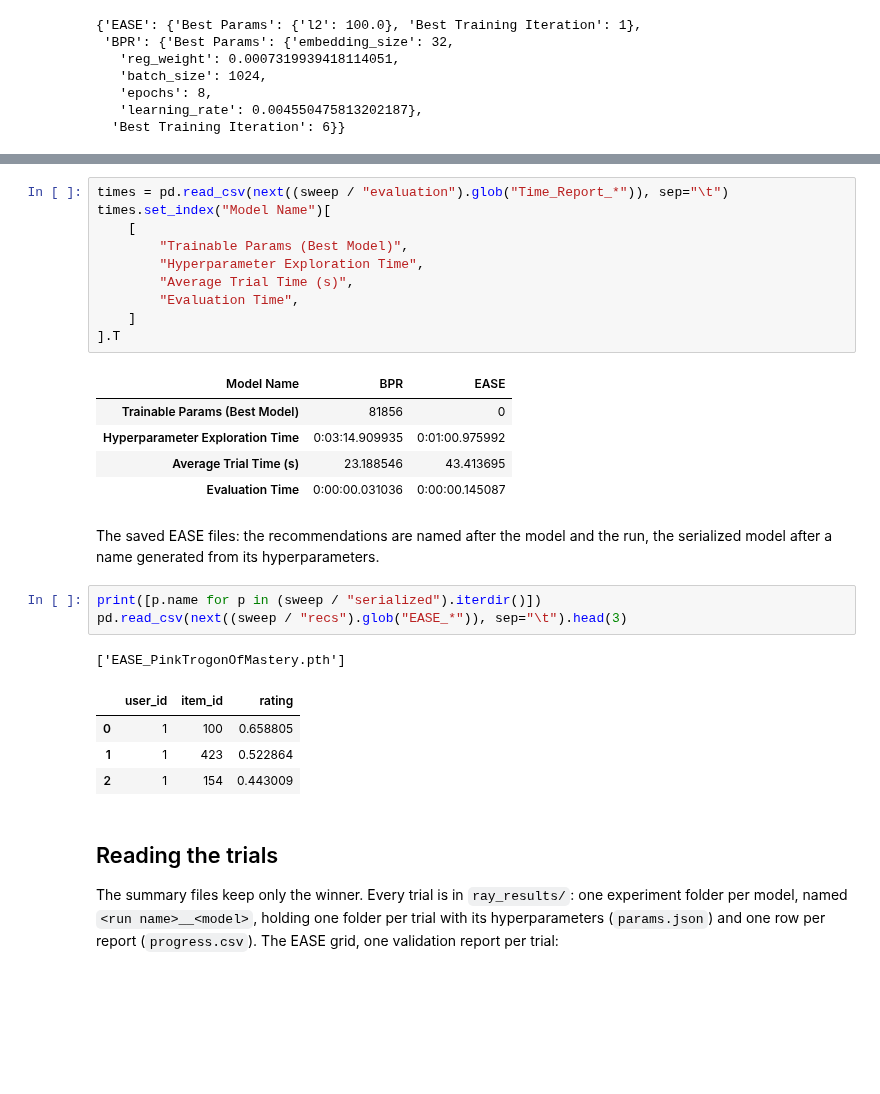
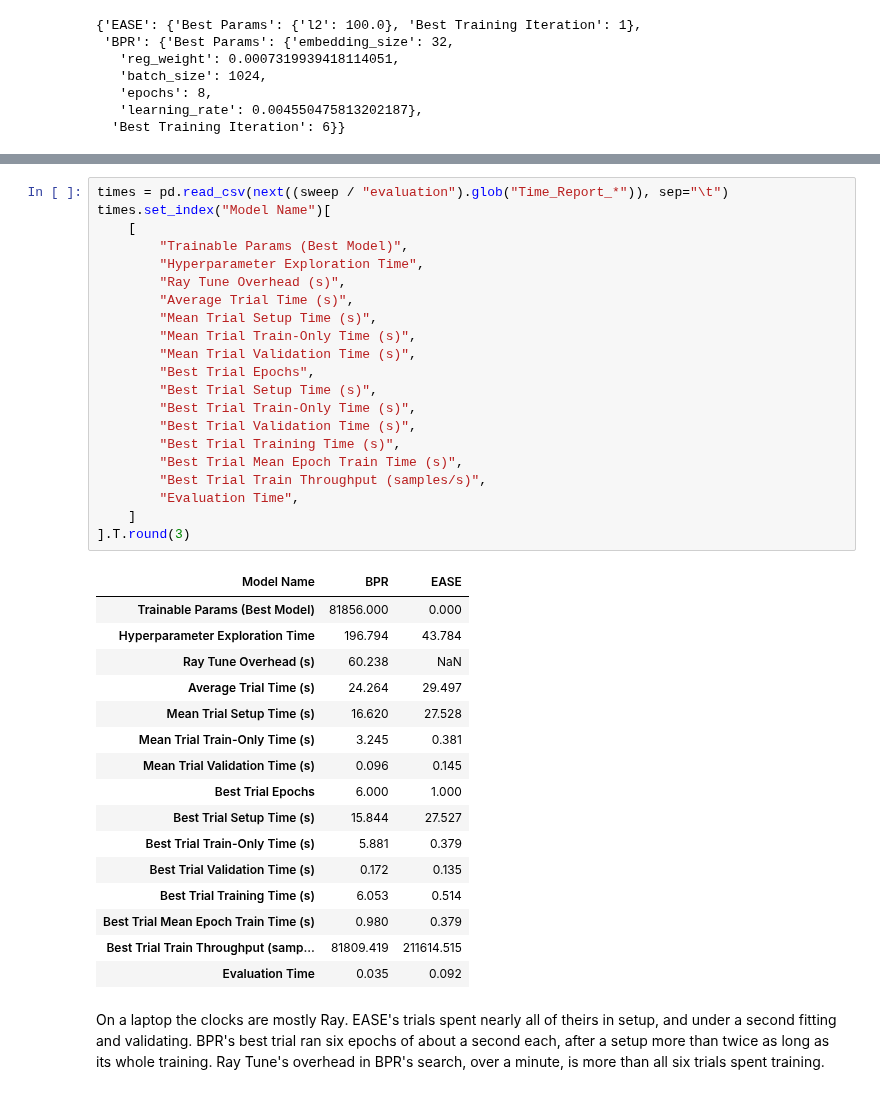
Before and after one commit to sisinflab/warprec, a Jupyter notebook: guides/10-hyperparameter-search/hyperparameter-search.ipynb, the cells around one changed output, grey strips where cells are left out. Cells and saved outputs as stored; diff of their text form; blank space fills up the shorter version.

Commit message:
docs: The guides show temporal order breaking ties by file position, the time report's plain seconds and new columns, and the per-epoch timing in progress.csv

```diff
--- a/guides/10-hyperparameter-search/hyperparameter-search.ipynb
+++ b/guides/10-hyperparameter-search/hyperparameter-search.ipynb
@@ -438,35 +456,44 @@ EASE's trials, which fit in a single step, take tens of seconds each.
 # %%
 times = pd.read_csv(next((sweep / "evaluation").glob("Time_Report_*")), sep="\t")
 times.set_index("Model Name")[
     [
         "Trainable Params (Best Model)",
         "Hyperparameter Exploration Time",
+        "Ray Tune Overhead (s)",
         "Average Trial Time (s)",
+        "Mean Trial Setup Time (s)",
+        "Mean Trial Train-Only Time (s)",
+        "Mean Trial Validation Time (s)",
+        "Best Trial Epochs",
+        "Best Trial Setup Time (s)",
+        "Best Trial Train-Only Time (s)",
+        "Best Trial Validation Time (s)",
+        "Best Trial Training Time (s)",
+        "Best Trial Mean Epoch Train Time (s)",
+        "Best Trial Train Throughput (samples/s)",
         "Evaluation Time",
     ]
-].T
+].T.round(3)
 # %% [output]
 | Model Name | BPR | EASE |
-| Trainable Params (Best Model) | 81856 | 0 |
-| Hyperparameter Exploration Time | 0:03:14.909935 | 0:01:00.975992 |
-| Average Trial Time (s) | 23.188546 | 43.413695 |
-| Evaluation Time | 0:00:00.031036 | 0:00:00.145087 |
+| Trainable Params (Best Model) | 81856.000 | 0.000 |
+| Hyperparameter Exploration Time | 196.794 | 43.784 |
+| Ray Tune Overhead (s) | 60.238 | NaN |
+| Average Trial Time (s) | 24.264 | 29.497 |
+| Mean Trial Setup Time (s) | 16.620 | 27.528 |
+| Mean Trial Train-Only Time (s) | 3.245 | 0.381 |
+| Mean Trial Validation Time (s) | 0.096 | 0.145 |
+| Best Trial Epochs | 6.000 | 1.000 |
+| Best Trial Setup Time (s) | 15.844 | 27.527 |
+| Best Trial Train-Only Time (s) | 5.881 | 0.379 |
+| Best Trial Validation Time (s) | 0.172 | 0.135 |
+| Best Trial Training Time (s) | 6.053 | 0.514 |
+| Best Trial Mean Epoch Train Time (s) | 0.980 | 0.379 |
+| Best Trial Train Throughput (samp... | 81809.419 | 211614.515 |
+| Evaluation Time | 0.035 | 0.092 |
 # %% [markdown]
-The saved EASE files: the recommendations are named after the model and the
-run, the serialized model after a name generated from its hyperparameters.
+On a laptop the clocks are mostly Ray. EASE's trials spent nearly all of
+theirs in setup, and under a second fitting and validating. BPR's best
+trial ran six epochs of about a second each, after a setup more than twice as
+long as its whole training. Ray Tune's overhead in BPR's search, over a minute,
+is more than all six trials spent training.
-# %%
-print([p.name for p in (sweep / "serialized").iterdir()])
-pd.read_csv(next((sweep / "recs").glob("EASE_*")), sep="\t").head(3)
-# %% [output]
-['EASE_PinkTrogonOfMastery.pth']
-|  | user_id | item_id | rating |
-| 0 | 1 | 100 | 0.658805 |
-| 1 | 1 | 423 | 0.522864 |
-| 2 | 1 | 154 | 0.443009 |
-# %% [markdown]
-## Reading the trials
-
-The summary files keep only the winner. Every trial is in `ray_results/`: one
-experiment folder per model, named `<run name>__<model>`, holding one folder
-per trial with its hyperparameters (`params.json`) and one row per report
-(`progress.csv`). The EASE grid, one validation report per trial:
```
Also changed, not shown: parts of 55 cells of this notebook, 6 other files.
